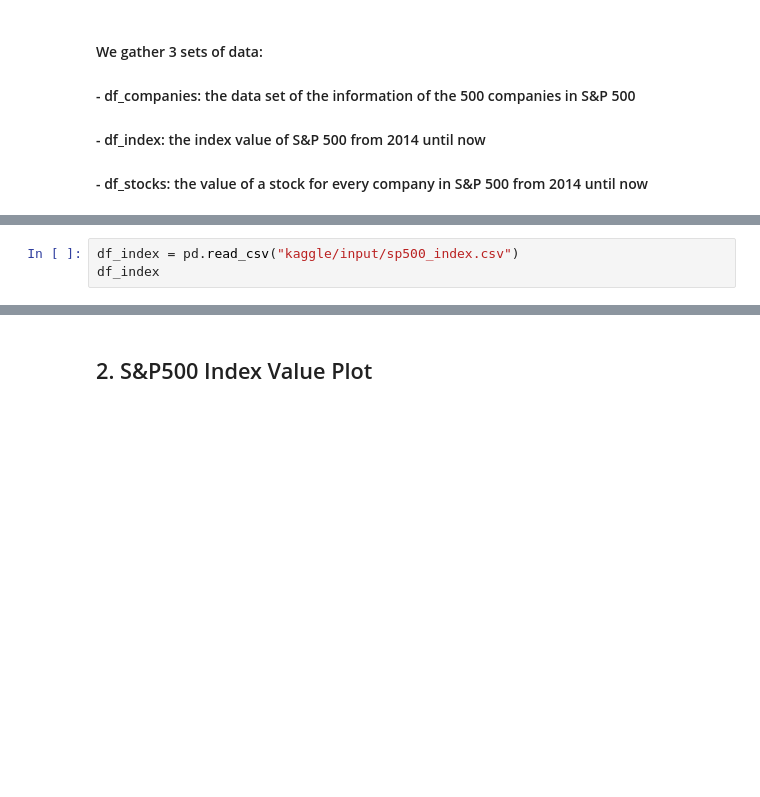
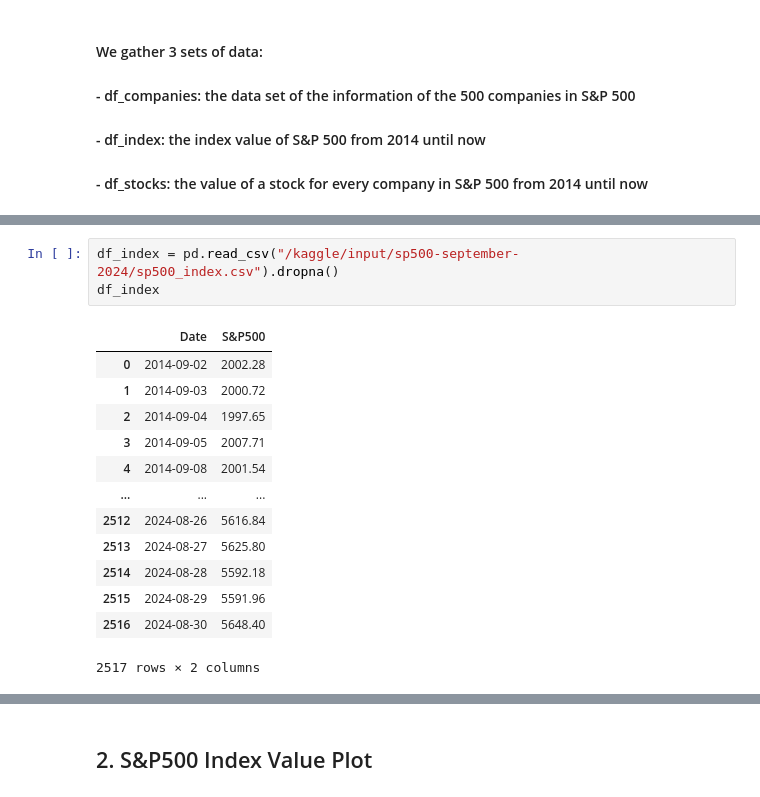
Before and after one commit to BaoTran685/SP500_Analysis, a Jupyter notebook: main.ipynb, the cells around one changed output, grey strips where cells are left out. Drawn from its saved outputs; the diff is of its cells as text; blank space fills up the shorter version.

```diff
--- a/main.ipynb
+++ b/main.ipynb
@@ -27,4 +43,18 @@ df_companies
 # %%
-df_index = pd.read_csv("kaggle/input/sp500_index.csv")
+df_index = pd.read_csv("/kaggle/input/sp500-september-2024/sp500_index.csv").dropna()
 df_index
+# %% [output]
+|  | Date | S&P500 |
+| 0 | 2014-09-02 | 2002.28 |
+| 1 | 2014-09-03 | 2000.72 |
+| 2 | 2014-09-04 | 1997.65 |
+| 3 | 2014-09-05 | 2007.71 |
+| 4 | 2014-09-08 | 2001.54 |
+| ... | ... | ... |
+| 2512 | 2024-08-26 | 5616.84 |
+| 2513 | 2024-08-27 | 5625.80 |
+| 2514 | 2024-08-28 | 5592.18 |
+| 2515 | 2024-08-29 | 5591.96 |
+| 2516 | 2024-08-30 | 5648.40 |
+2517 rows × 2 columns
 # %%
```
Also changed, not shown: parts of 14 cells of this notebook.
